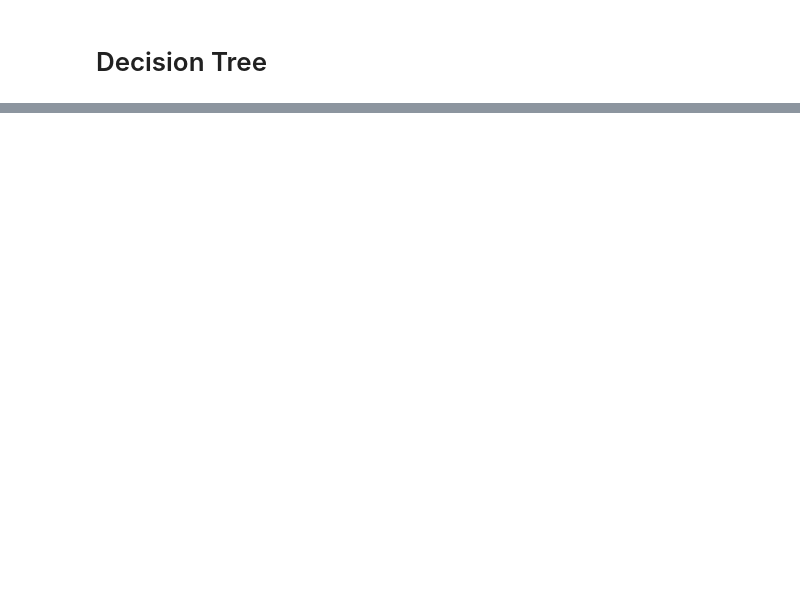
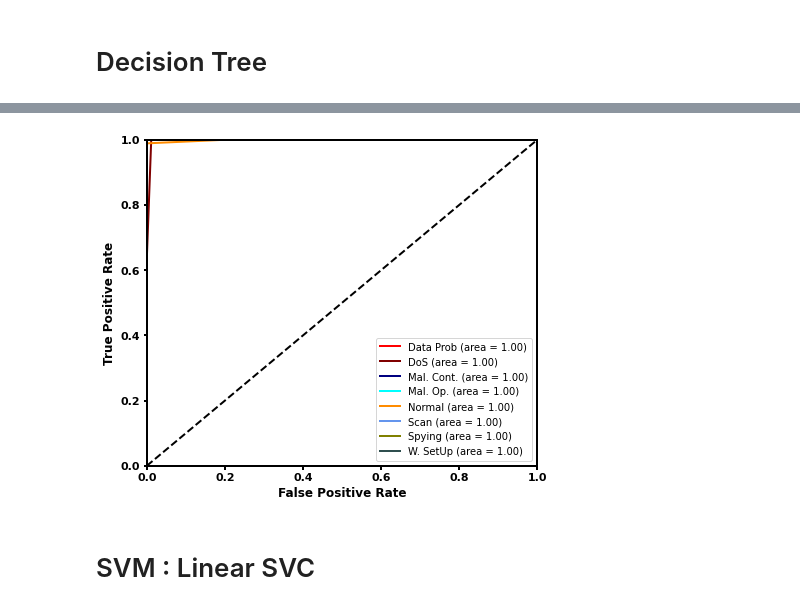
Before and after one commit to labonisarkar/IoT, a Jupyter notebook: IoTNoteBook.ipynb, the cells around one changed output, grey strips where cells are left out. Cells and saved outputs as stored; diff of their text form; code cells hidden in the pictures; blank space fills up the shorter version.

```diff
--- a/IoTNoteBook.ipynb
+++ b/IoTNoteBook.ipynb
@@ -435,0 +508,9 @@ F1 Score : 0.9930947360355183
+# %%
+name = "DecisionTreeClassifier"
+
+from sklearn.tree import DecisionTreeClassifier
+dtree = OneVsRestClassifier(DecisionTreeClassifier(criterion="entropy", max_depth = 10))
+dtree.fit(X_train,y_train)
+y_pred  = dtree.predict(X_test)
+
+add_results("DecisionTreeClassifier",y_test,y_pred)
@@ -435,0 +545,7 @@ F1 Score : 0.9930947360355183
+# %%
+y_score = dtree.predict_proba(X_test)
+plot_roc_curve(y_score,y_test,name)
+# %% [output]
+[figure, added]
+# %% [markdown]
+# SVM : Linear SVC
```
Also changed, not shown: parts of 56 cells of this notebook.
